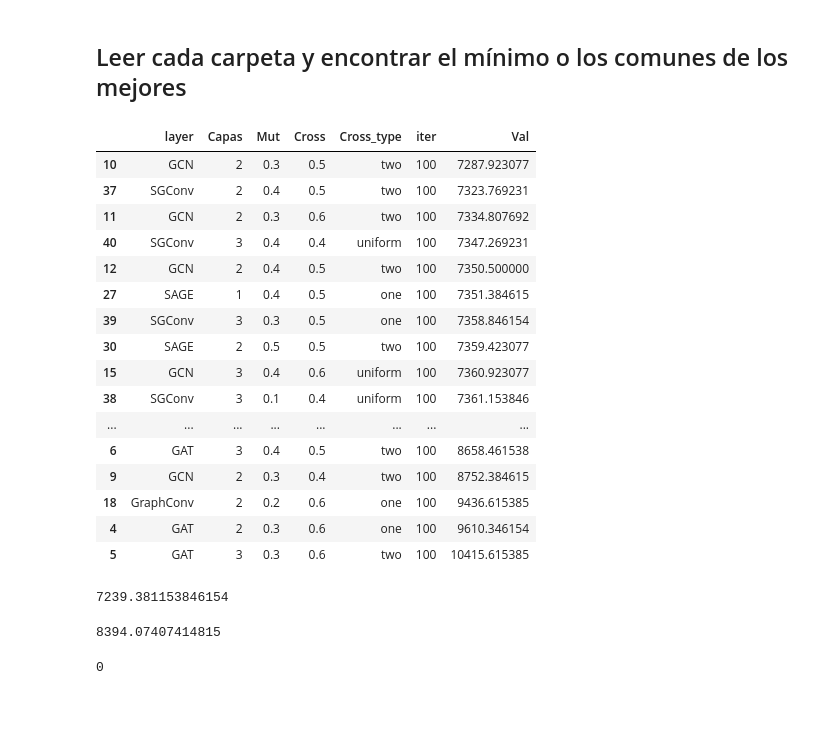
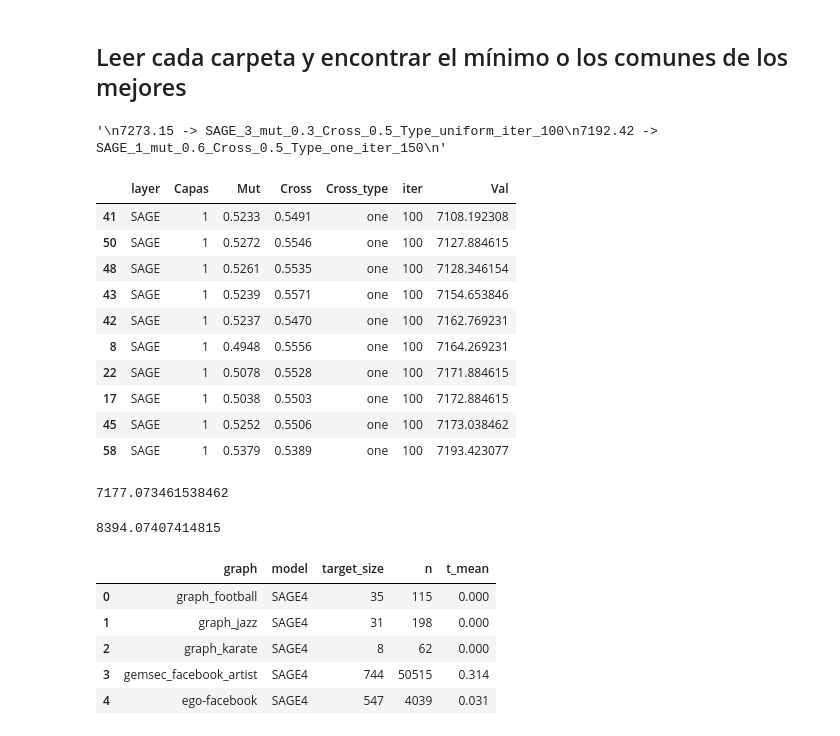
Before and after one commit to Jairo22EnriqueTec/GNN-BRKGA, a Jupyter notebook: Models/UsosMultiples.ipynb, the cells around one changed output. Saved outputs shown, nothing was run; the diff lists cells and outputs as text; code cells hidden in the pictures; blank space fills up the shorter version.

Commit message:
optuna

```diff
--- a/Models/UsosMultiples.ipynb
+++ b/Models/UsosMultiples.ipynb
@@ -599,48 +601,61 @@ import numpy as np
 # %%
-ruta = './runs/optuna/'
+ruta = './runs/optuna_sage_4/'
 Carpetas = os.listdir(ruta)
 names = ['layer', 'Capas', 'Mut', 'Cross', 'Cross_type', 'iter', 'Val']
 Results = []
 
 for Carpeta in Carpetas:
-    file = ruta + Carpeta + "/Res_diffusion.txt"
-    val = pd.read_csv(file, header = None)[1].mean()
+    try:
+        file = ruta + Carpeta + "/Res_diffusion.txt"
+        val = pd.read_csv(file, header = None)[1].mean()
 
-    splitted = Carpeta.split("_")
-    values = [splitted[0], splitted[1], splitted[3], splitted[5], splitted[7], splitted[-1], val]
-    Results.append(values)
-
+        splitted = Carpeta.split("_")
+        values = [splitted[0], splitted[1], splitted[3], splitted[5], splitted[7], splitted[-1], val]
+        Results.append(values)
+    except:
+        pass
 Results = pd.DataFrame(Results)
 Results.columns = names
+# %%
+"""
+7273.15 -> SAGE_3_mut_0.3_Cross_0.5_Type_uniform_iter_100
+7192.42 -> SAGE_1_mut_0.6_Cross_0.5_Type_one_iter_150
+7108.19 -> SAGE_1_mut_0.5233_Cross_0.549_Type_one_iter_100
+"""
+# %% [output]
+'\n7273.15 -> SAGE_3_mut_0.3_Cross_0.5_Type_uniform_iter_100\n7192.42 -> SAGE_1_mut_0.6_Cross_0.5_Type_one_iter_150\n'
 # %%
-Results.sort_values(by = 'Val')#.query("layer == 'SAGE'")
+Results.sort_values(by = 'Val').iloc[:10, :]#.query("layer == 'SAGE'")
 # %% [output]
 |  | layer | Capas | Mut | Cross | Cross_type | iter | Val |
-| 10 | GCN | 2 | 0.3 | 0.5 | two | 100 | 7287.923077 |
-| 37 | SGConv | 2 | 0.4 | 0.5 | two | 100 | 7323.769231 |
-| 11 | GCN | 2 | 0.3 | 0.6 | two | 100 | 7334.807692 |
-| 40 | SGConv | 3 | 0.4 | 0.4 | uniform | 100 | 7347.269231 |
-| 12 | GCN | 2 | 0.4 | 0.5 | two | 100 | 7350.500000 |
-| 27 | SAGE | 1 | 0.4 | 0.5 | one | 100 | 7351.384615 |
-| 39 | SGConv | 3 | 0.3 | 0.5 | one | 100 | 7358.846154 |
-| 30 | SAGE | 2 | 0.5 | 0.5 | two | 100 | 7359.423077 |
-| 15 | GCN | 3 | 0.4 | 0.6 | uniform | 100 | 7360.923077 |
-| 38 | SGConv | 3 | 0.1 | 0.4 | uniform | 100 | 7361.153846 |
-| ... | ... | ... | ... | ... | ... | ... | ... |
-| 6 | GAT | 3 | 0.4 | 0.5 | two | 100 | 8658.461538 |
-| 9 | GCN | 2 | 0.3 | 0.4 | two | 100 | 8752.384615 |
-| 18 | GraphConv | 2 | 0.2 | 0.6 | one | 100 | 9436.615385 |
-| 4 | GAT | 2 | 0.3 | 0.6 | one | 100 | 9610.346154 |
-| 5 | GAT | 3 | 0.3 | 0.6 | two | 100 | 10415.615385 |
+| 41 | SAGE | 1 | 0.5233 | 0.5491 | one | 100 | 7108.192308 |
+| 50 | SAGE | 1 | 0.5272 | 0.5546 | one | 100 | 7127.884615 |
+| 48 | SAGE | 1 | 0.5261 | 0.5535 | one | 100 | 7128.346154 |
+| 43 | SAGE | 1 | 0.5239 | 0.5571 | one | 100 | 7154.653846 |
+| 42 | SAGE | 1 | 0.5237 | 0.5470 | one | 100 | 7162.769231 |
+| 8 | SAGE | 1 | 0.4948 | 0.5556 | one | 100 | 7164.269231 |
+| 22 | SAGE | 1 | 0.5078 | 0.5528 | one | 100 | 7171.884615 |
+| 17 | SAGE | 1 | 0.5038 | 0.5503 | one | 100 | 7172.884615 |
+| 45 | SAGE | 1 | 0.5252 | 0.5506 | one | 100 | 7173.038462 |
+| 58 | SAGE | 1 | 0.5379 | 0.5389 | one | 100 | 7193.423077 |
 # %%
-(8347.33 * 27 - 37154) /26
+(8347.33  * 27 - 38774) /26
 # %% [output]
-7239.381153846154
+7177.073461538462
 # %%
 (7287.923077 * 26 + 37154) / 27
 # %% [output]
 8394.07407414815
-# %%
-1%1
-# %% [output]
-0
+# %%
+SAGE4 = pd.read_csv(f'./runs/Bestones/Res_diffusion_SAGE4.txt', header = None)
+SAGE4.columns = ["graph", "target_size","t_mean","n"]
+SAGE4["model"] = "SAGE4"
+SAGE4 = SAGE4[["graph", "model","target_size", "n", "t_mean"]]
+SAGE4.head()
+# %% [output]
+|  | graph | model | target_size | n | t_mean |
+| 0 | graph_football | SAGE4 | 35 | 115 | 0.000 |
+| 1 | graph_jazz | SAGE4 | 31 | 198 | 0.000 |
+| 2 | graph_karate | SAGE4 | 8 | 62 | 0.000 |
+| 3 | gemsec_facebook_artist | SAGE4 | 744 | 50515 | 0.314 |
+| 4 | ego-facebook | SAGE4 | 547 | 4039 | 0.031 |
```
Also changed, not shown: parts of 6 cells of this notebook, 2 other files.
